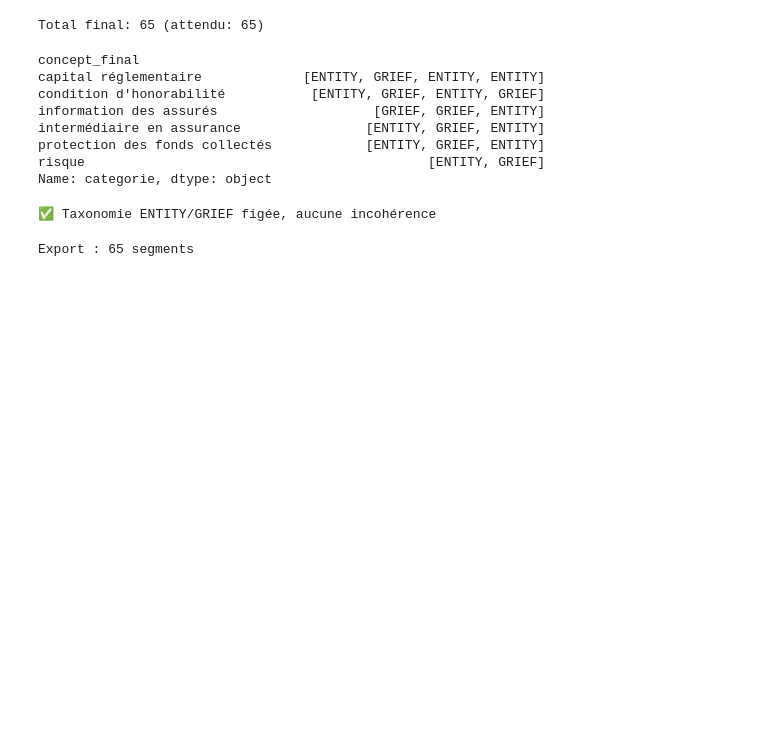
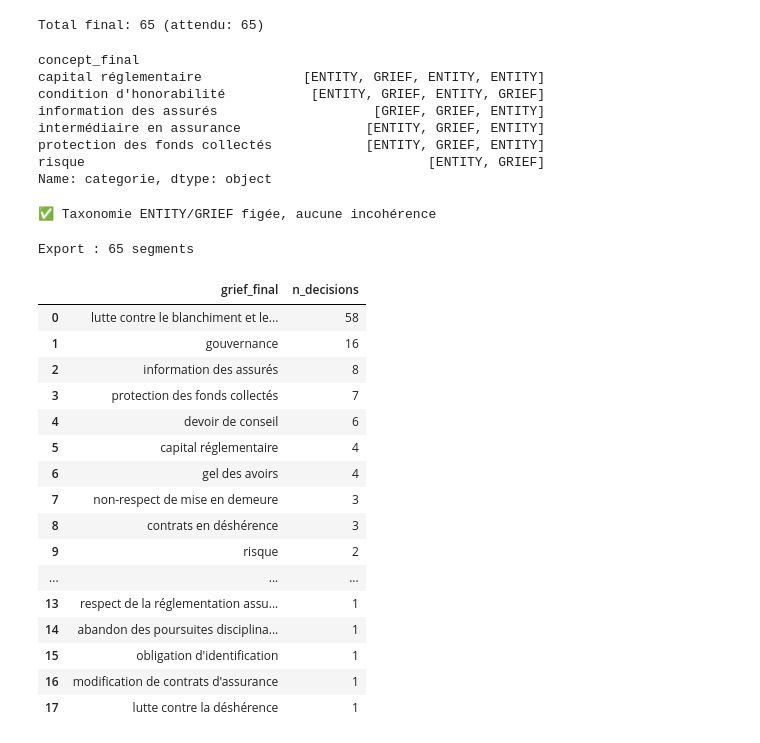
Before and after one commit to iandry357/presentation-portefolio, a Jupyter notebook: realisations/banque-de-france/training/classification/exploration_taxonomy/exploration_motifs_acpr.ipynb, the cells around one changed output. Drawn from its saved outputs; the diff is of its cells as text; code cells hidden in the pictures; blank space fills up the shorter version.

```diff
--- a/realisations/banque-de-france/training/classification/exploration_taxonomy/exploration_motifs_acpr.ipynb
+++ b/realisations/banque-de-france/training/classification/exploration_taxonomy/exploration_motifs_acpr.ipynb
@@ -738,3 +738,48 @@ taxonomy_export.to_csv("taxonomy_mapping.csv", index=False)
 print(f"Export : {len(taxonomy_export)} segments")
 # %% [output]
 Export : 65 segments
+# %%
+taxonomy_export = pd.read_csv("taxonomy_mapping.csv")
+# ── Distribution réelle par grief final (après taxonomie, décomposé) ──
+grief_only_mapping = {
+    row["segment"]: row["concept_final"]
+    for row in taxonomy_export.to_dict("records")
+    if row["categorie"] == "GRIEF"
+}
+
+def get_griefs_for_decision(motif: str) -> list:
+    if not motif:
+        return []
+    segments = [s.strip().lower() for s in normalize_apostrophe(motif).split(";") if s.strip()]
+    griefs = {grief_only_mapping[s] for s in segments if s in grief_only_mapping}
+    return list(griefs)
+
+overview["griefs_finaux"] = overview["motif"].apply(get_griefs_for_decision)
+
+# Compter dans combien de décisions chaque grief apparaît
+grief_decision_counts = Counter()
+for griefs in overview["griefs_finaux"]:
+    grief_decision_counts.update(griefs)
+
+grief_freq_df = pd.DataFrame(
+    grief_decision_counts.most_common(), columns=["grief_final", "n_decisions"]
+)
+grief_freq_df
+# %% [output]
+|  | grief_final | n_decisions |
+| 0 | lutte contre le blanchiment et le... | 58 |
+| 1 | gouvernance | 16 |
+| 2 | information des assurés | 8 |
+| 3 | protection des fonds collectés | 7 |
+| 4 | devoir de conseil | 6 |
+| 5 | capital réglementaire | 4 |
+| 6 | gel des avoirs | 4 |
+| 7 | non-respect de mise en demeure | 3 |
+| 8 | contrats en déshérence | 3 |
+| 9 | risque | 2 |
+| ... | ... | ... |
+| 13 | respect de la réglementation assu... | 1 |
+| 14 | abandon des poursuites disciplina... | 1 |
+| 15 | obligation d'identification | 1 |
+| 16 | modification de contrats d'assurance | 1 |
+| 17 | lutte contre la déshérence | 1 |
```
Also changed, not shown: 19 other files.
